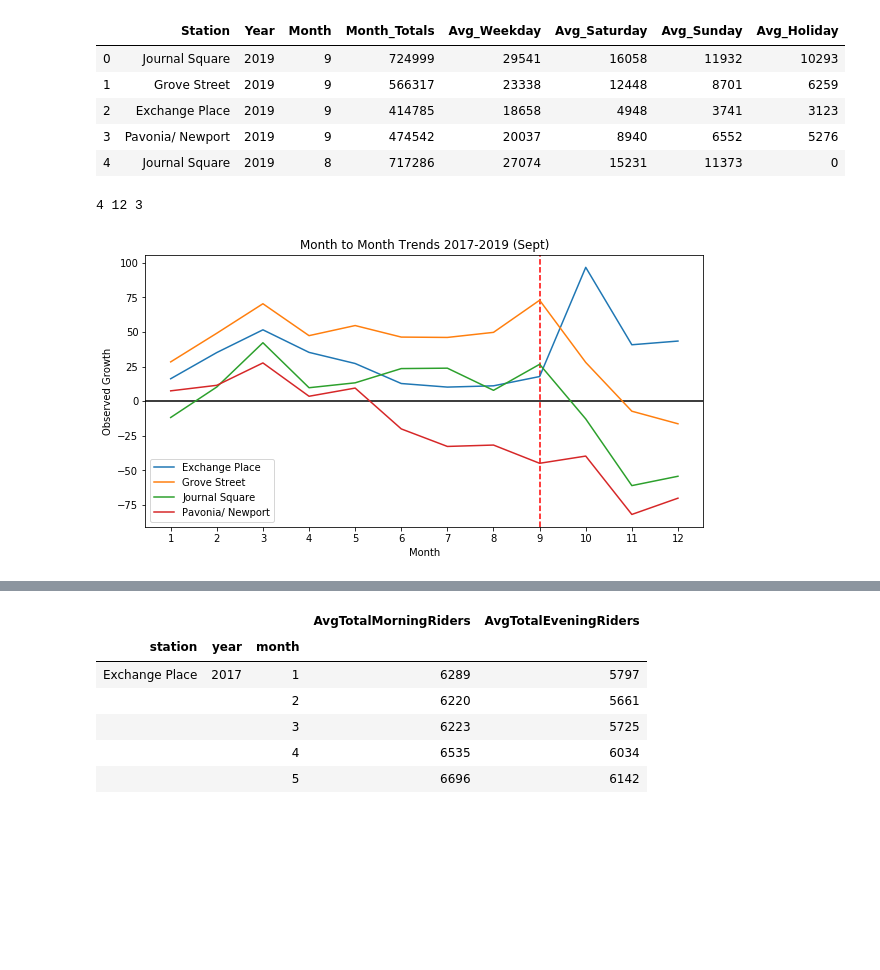
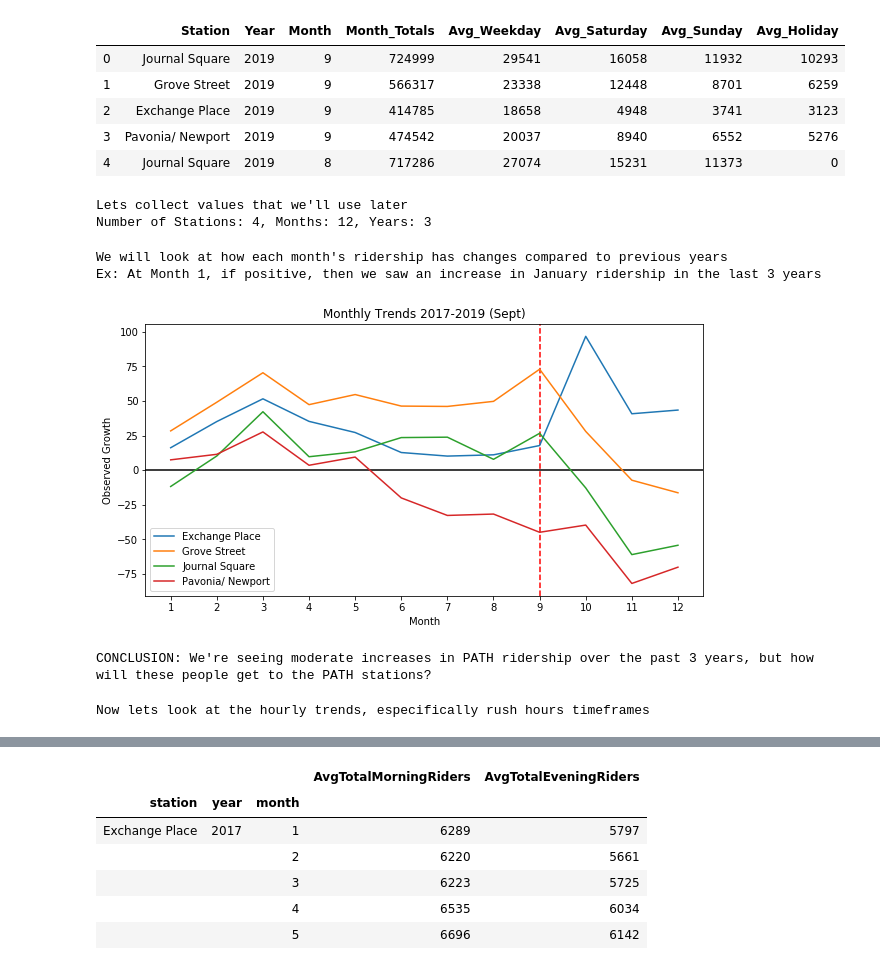
Before and after one commit to lobodemonte/civic-analytics-mobility-project, a Jupyter notebook: scripts/path_ridership_analysis.ipynb, the cells around one changed output, grey strips where cells are left out. Cells and saved outputs as stored; diff of their text form; code cells hidden in the pictures; blank space fills up the shorter version.

```diff
--- a/scripts/path_ridership_analysis.ipynb
+++ b/scripts/path_ridership_analysis.ipynb
@@ -80,45 +80,50 @@ path_ridership.head()
 | 3 | Pavonia/ Newport | 2019 | 9 | 474542 | 20037 | 8940 | 6552 | 5276 |
 | 4 | Journal Square | 2019 | 8 | 717286 | 27074 | 15231 | 11373 | 0 |
 # %%
+print("Lets collect values that we'll use later")
 stations = path_ridership.Station.unique()
 months = path_ridership.Month.unique()
-years = path_ridership.Year.unique()
 stations.sort(), months.sort(), years.sort()
-
-print(len(stations), len(months), len(years))
+print("Number of Stations: {}, Months: {}, Years: {}".format(len(stations), len(months), len(years)))
 # %% [output]
-4 12 3
+Lets collect values that we'll use later
+Number of Stations: 4, Months: 12, Years: 3
 # %%
-# overall_trend(ridership_data, station)
-
+print("We will look at how each month's ridership has changes compared to previous years")
+print("Ex: At Month 1, if positive, then we saw an increase in January ridership in the last 3 years")
 monthly_data = {}
-
 for station in stations:
-
     sample_gs = path_ridership[(path_ridership['Station'] == station) ].copy()
     sample_gs = sample_gs.sort_values(['Year', 'Month'], ascending=[True, True])
 
     sample_gs['yyyymm'] = sample_gs['Year'].apply(str) + sample_gs['Month'].apply(lambda x: str(x).zfill(2))
     sample_gs.reset_index(level=0, inplace=True)
     sample_gs['index'] = sample_gs.index
 
     growth_per_month = get_month_to_month_ridership_trends(sample_gs, months, station)
     monthly_data[station] = growth_per_month
 
 plt.figure(figsize=(10,5))
-plt.title("Month to Month Trends 2017-2019 (Sept)")
+plt.title("Monthly Trends 2017-2019 (Sept)")
 plt.xticks(months)
 plt.xlabel('Month')
 plt.ylabel("Observed Growth")
 plt.axvline(x=9, color='r', linestyle='--')
 plt.axhline(y=0, color='k')
 for station in stations:
     coefs = monthly_data[station]
     plt.plot(months, coefs, label=station)
 plt.legend(loc='lower left')
 plt.show()
+
+print("CONCLUSION: We're seeing moderate increases in PATH ridership over the past 3 years, but how will these people get to the PATH stations?")
 # %% [output]
+We will look at how each month's ridership has changes compared to previous years
+Ex: At Month 1, if positive, then we saw an increase in January ridership in the last 3 years
-[figure, old version]
+[figure, new version]
+CONCLUSION: We're seeing moderate increases in PATH ridership over the past 3 years, but how will these people get to the PATH stations?
 # %%
-### Now lets look at the hourly trends
+print("Now lets look at the hourly trends, especifically rush hours timeframes")
+# %% [output]
+Now lets look at the hourly trends, especifically rush hours timeframes
 # %%
```
Also changed, not shown: parts of 11 cells of this notebook, 1 other file.
